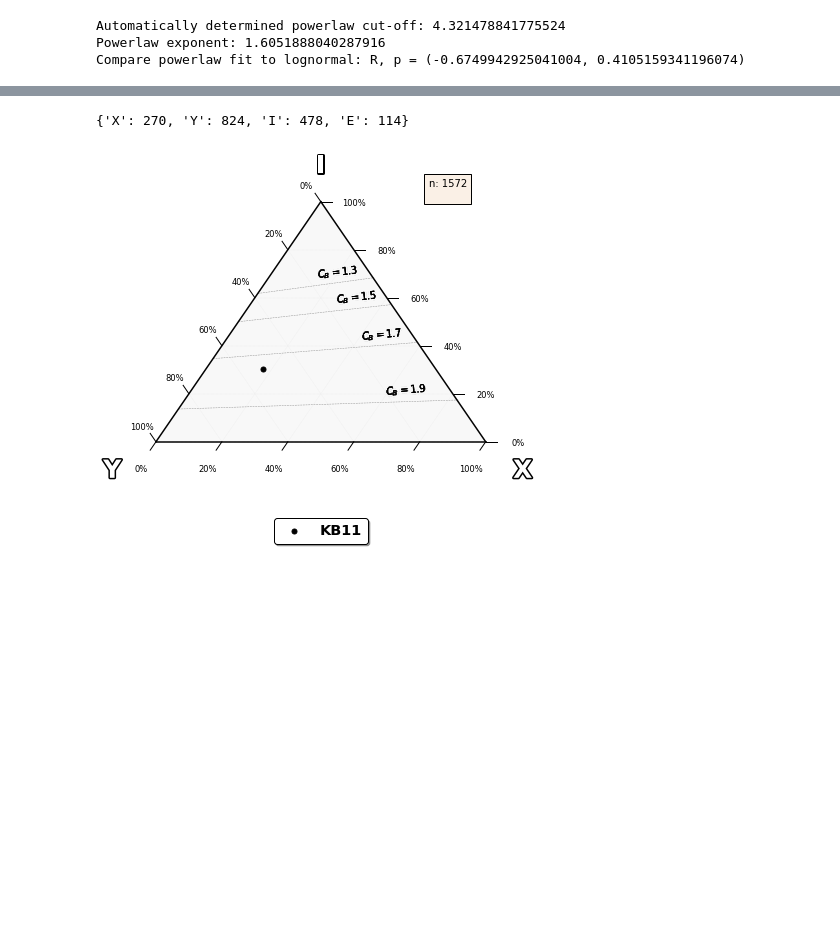
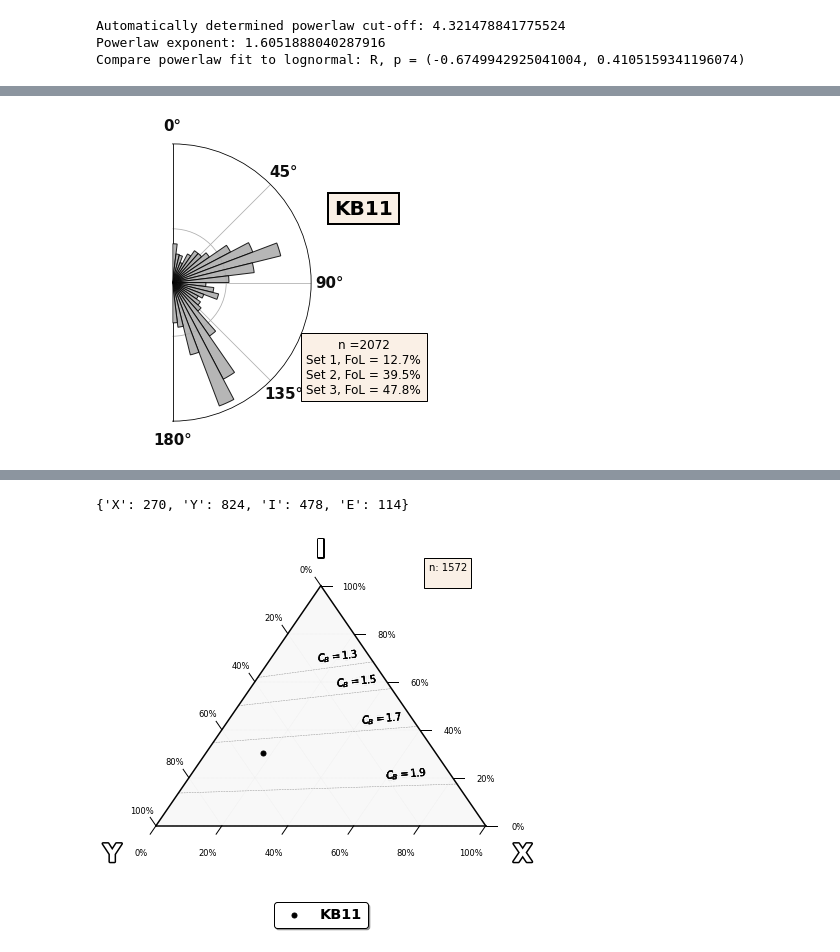
Before and after one commit to nialov/fractopo, a Jupyter notebook: docs_src/notebooks/fractopo_network_1.ipynb, the cells around one changed output, grey strips where cells are left out. Cells and saved outputs as stored; diff of their text form; code cells hidden in the pictures; blank space fills up the shorter version.

```diff
--- a/docs_src/notebooks/fractopo_network_1.ipynb
+++ b/docs_src/notebooks/fractopo_network_1.ipynb
@@ -139,0 +246,5 @@ figs, fig_axes = kb11_network.plot_azimuth_crosscut_abutting_relationships()
+# %%
+# Plot azimuth rose plot of fracture branches
+azimuth_bin_dict, fig, ax = kb11_network.plot_branch_azimuth()
+# %% [output]
+[figure, added]
```
Also changed, not shown: parts of 47 cells of this notebook.
